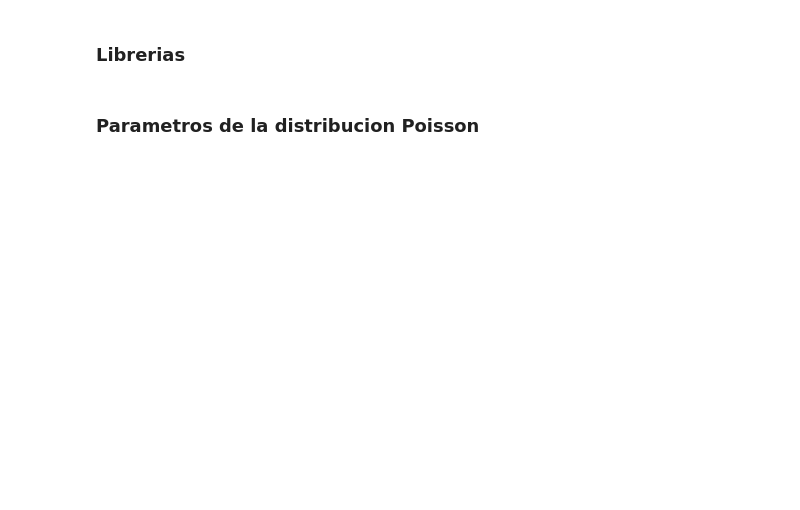
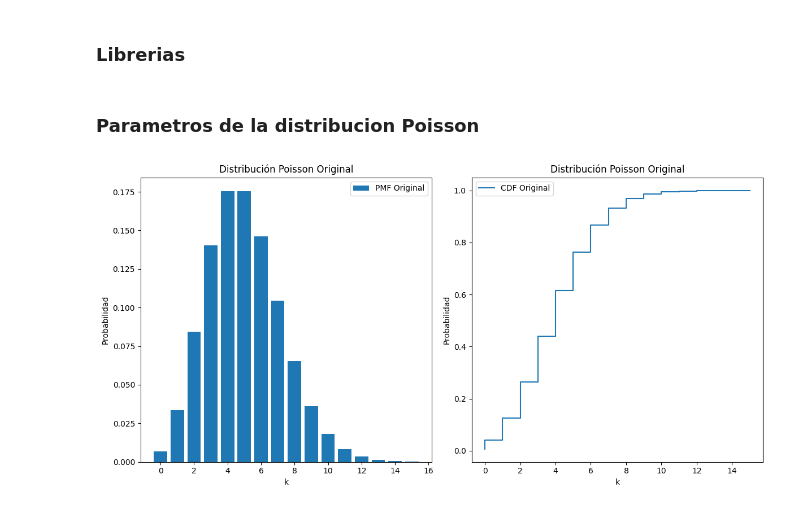
Before and after one commit to josedjaykv/Tareas_de_modelos, a Jupyter notebook: Truncated_poisson_distribution.ipynb, the cells around one changed output. Cells and saved outputs as stored; diff of their text form; code cells hidden in the pictures; blank space fills up the shorter version.

```diff
--- a/Truncated_poisson_distribution.ipynb
+++ b/Truncated_poisson_distribution.ipynb
@@ -12,5 +12,28 @@ mu = 5
 
 # Rango de valores para la distribución original
 x = np.arange(0, 16)
-pmf_original = poisson.pmf(x, mu)
+dist_poisson = poisson(mu)
+pmf_original = dist_poisson.pmf(x)
+cdf_original = dist_poisson.cdf(x)
+# %%
+# Graficar la PMF original
+plt.figure(figsize=(12, 6))
+plt.subplot(1, 2, 1)
+plt.bar(x, pmf_original, label="PMF Original")
+plt.title("Distribución Poisson Original")
+plt.xlabel("k")
+plt.ylabel("Probabilidad")
+plt.legend()
+
+plt.subplot(1, 2, 2)
+plt.step(x, cdf_original, label="CDF Original")
+plt.title("Distribución Poisson Original")
+plt.xlabel("k")
+plt.ylabel("Probabilidad")
+plt.legend()
+
+plt.tight_layout()
+plt.show()
+# %% [output]
+[figure, added]
 # %%
```
Also changed, not shown: parts of 3 cells of this notebook, 2 other files.
